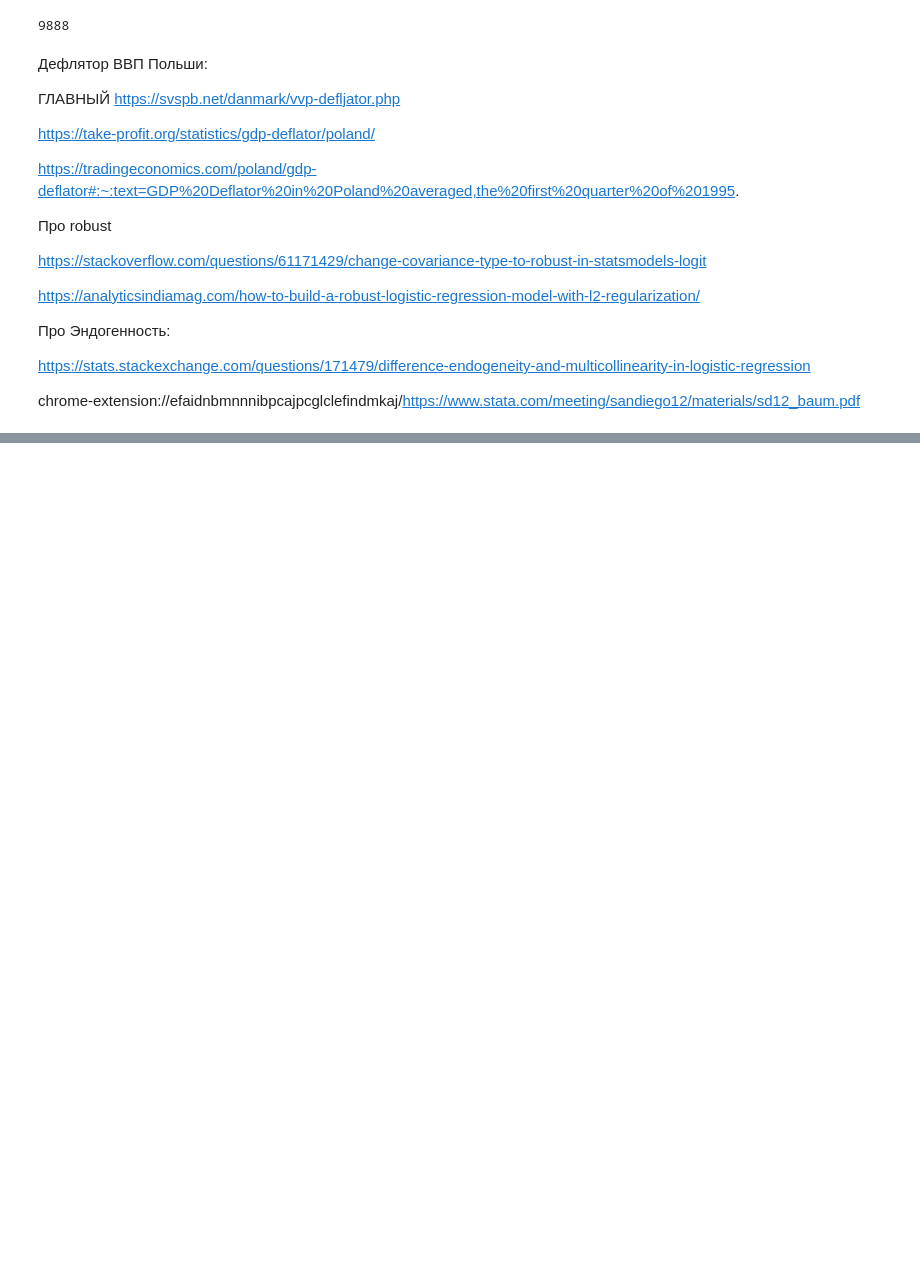
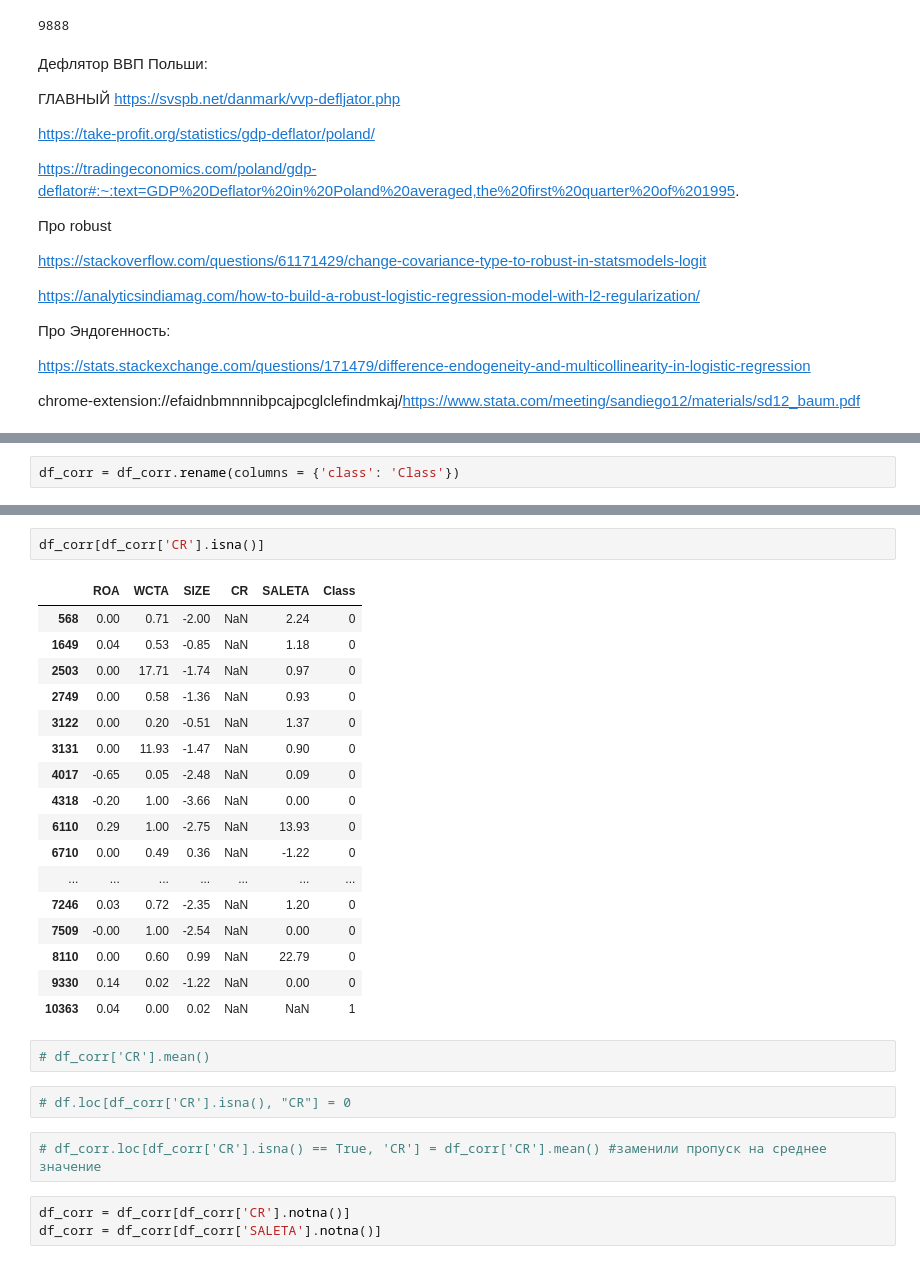
Before and after one commit to Blausher/metrica2023, a Jupyter notebook: metrica2023.ipynb, the cells around one changed output, grey strips where cells are left out. Saved outputs shown, nothing was run; the diff lists cells and outputs as text; blank space fills up the shorter version.

```diff
--- a/metrica2023.ipynb
+++ b/metrica2023.ipynb
@@ -236,0 +241,2 @@ df_corr.describe()
+# %%
+df_corr = df_corr.rename(columns = {'class': 'Class'})
@@ -236,0 +257,29 @@ df_corr.describe()
+# %%
+df_corr[df_corr['CR'].isna()]
+# %% [output]
+|  | ROA | WCTA | SIZE | CR | SALETA | Class |
+| 568 | 0.00 | 0.71 | -2.00 | NaN | 2.24 | 0 |
+| 1649 | 0.04 | 0.53 | -0.85 | NaN | 1.18 | 0 |
+| 2503 | 0.00 | 17.71 | -1.74 | NaN | 0.97 | 0 |
+| 2749 | 0.00 | 0.58 | -1.36 | NaN | 0.93 | 0 |
+| 3122 | 0.00 | 0.20 | -0.51 | NaN | 1.37 | 0 |
+| 3131 | 0.00 | 11.93 | -1.47 | NaN | 0.90 | 0 |
+| 4017 | -0.65 | 0.05 | -2.48 | NaN | 0.09 | 0 |
+| 4318 | -0.20 | 1.00 | -3.66 | NaN | 0.00 | 0 |
+| 6110 | 0.29 | 1.00 | -2.75 | NaN | 13.93 | 0 |
+| 6710 | 0.00 | 0.49 | 0.36 | NaN | -1.22 | 0 |
+| ... | ... | ... | ... | ... | ... | ... |
+| 7246 | 0.03 | 0.72 | -2.35 | NaN | 1.20 | 0 |
+| 7509 | -0.00 | 1.00 | -2.54 | NaN | 0.00 | 0 |
+| 8110 | 0.00 | 0.60 | 0.99 | NaN | 22.79 | 0 |
+| 9330 | 0.14 | 0.02 | -1.22 | NaN | 0.00 | 0 |
+| 10363 | 0.04 | 0.00 | 0.02 | NaN | NaN | 1 |
+# %%
+# df_corr['CR'].mean()
+# %%
+# df.loc[df_corr['CR'].isna(), "CR"] = 0
+# %%
+# df_corr.loc[df_corr['CR'].isna() == True, 'CR'] = df_corr['CR'].mean() #заменили пропуск на среднее значение
+# %%
+df_corr = df_corr[df_corr['CR'].notna()]
+df_corr = df_corr[df_corr['SALETA'].notna()]
```
Also changed, not shown: parts of 11 cells of this notebook.
